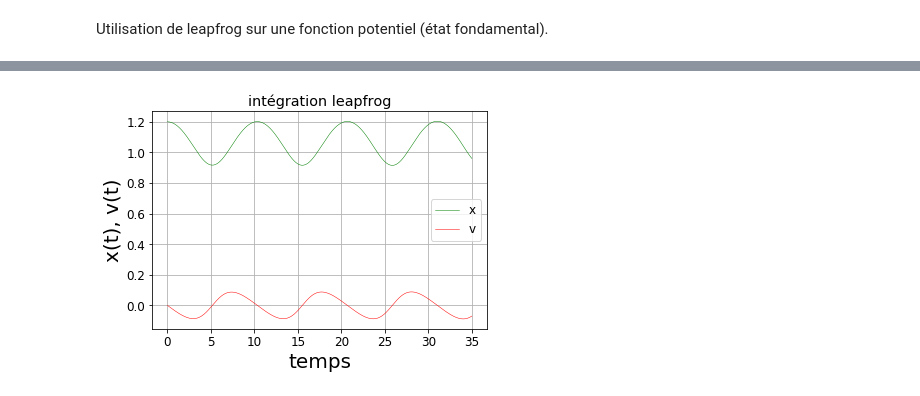
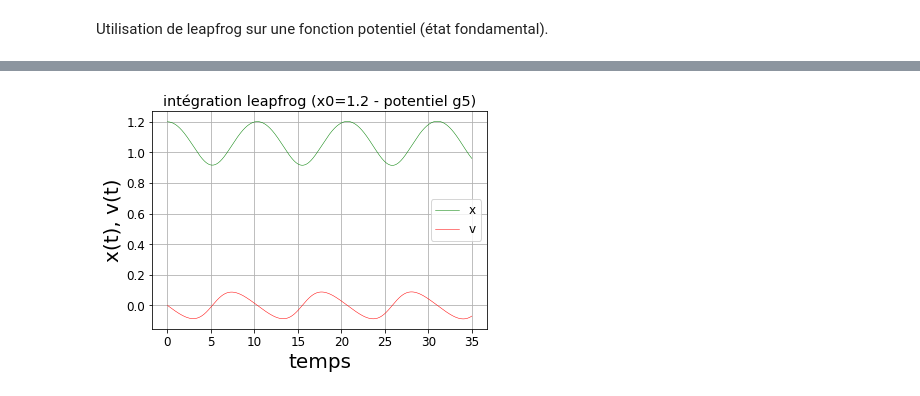
Before and after one commit to Yves-LEMEN/manip-fichiers, a Jupyter notebook: gestion fichiers.ipynb, the cells around one changed output, grey strips where cells are left out. Saved outputs shown, nothing was run; the diff lists cells and outputs as text; code cells hidden in the pictures.

```diff
--- a/gestion fichiers.ipynb
+++ b/gestion fichiers.ipynb
@@ -242,7 +254,22 @@ def derivpot(z, i):
             elif i==4:
                 fpot=g4
                 break
-            elif i==5: fpot=g5
+            if i==5:
+                fpot=g5
+                break
+            elif i==6:
+                fpot=u1
+                break
+            elif i==7:
+                fpot=u2
+                break
+            elif i==8:
+                fpot=u3
+                break
+            elif i==9:
+                fpot=u4
+                break
+            elif i==10: fpot=u5
 
         h=0.00001
         pot=(fpot(z+h)-fpot(z))/h
@@ -270,32 +297,35 @@ def resoudre(x0,v0, Mm, ipot):
         x[i + 1] = x[i] + dtp*v[i + 1]
         if i!=0: k0=derivpot(x[i],ipot)
 
     return x,v
 
 
 
 x,v = resoudre(x0,v0,Mm,ipot)
 
 
 
 
 
 
 ###############################################################################
 # représentation graphique leapfrog
 rcParams["axes.grid"] = True
 rcParams['font.size'] = 12
 rcParams['axes.labelsize'] = 20
 figure()
 plt.plot(tp,x,'g',linewidth=0.5, label='x')
 plt.plot(tp,v,'r',linewidth=0.5, label='v')
 xlabel("temps")
 ylabel("x(t), v(t)")
-plt.title ("intégration leapfrog")
+
+titre1 = "intégration leapfrog (x0={} - potentiel g{})".format(x0, ipot)
+
+plt.title (titre1)
 plt.legend(loc='best', frameon= True)
 
 ###############################################################################
 show()
 ###############################################################################
 # %% [output]
-[figure, old version]
+[figure, new version]
```
Also changed, not shown: parts of 2 cells of this notebook.
